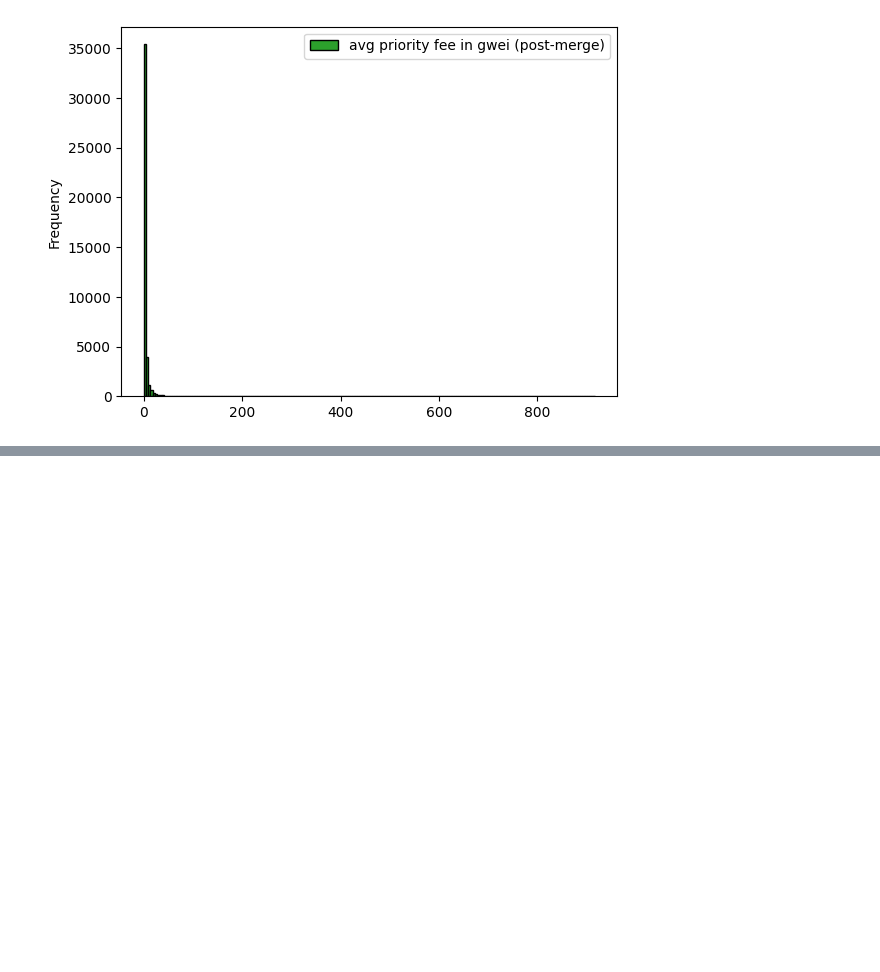
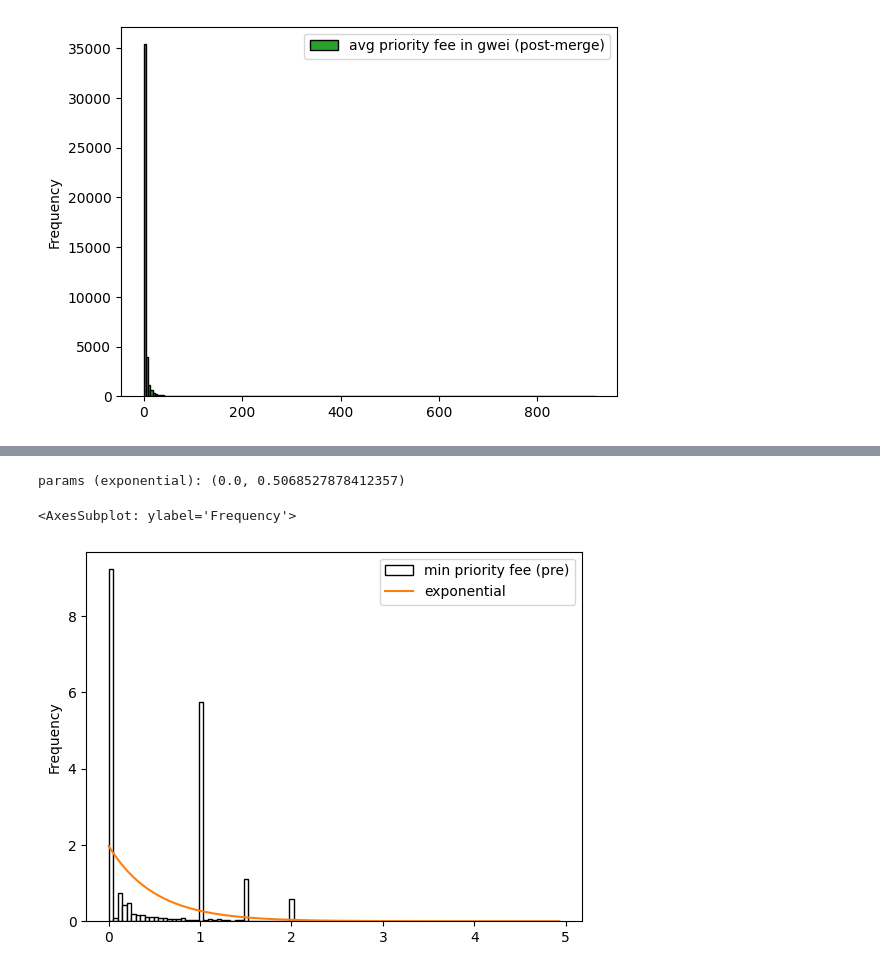
Before and after one commit to fmrmf/merge-challenge, a Jupyter notebook: notebook/transactions.ipynb, the cells around one changed output, grey strips where cells are left out. Cells and saved outputs as stored; diff of their text form; code cells hidden in the pictures; blank space fills up the shorter version.

Commit message:
min priority fee fits with expon in transactions nb

```diff
--- a/notebook/transactions.ipynb
+++ b/notebook/transactions.ipynb
@@ -554,0 +433,7 @@ qt_group_by_block_mins[(qt_group_by_block_mins["number"] >= merge_block_number)
+# %%
+%%capture --no-display
+# look at the *minimum* priority fee paid within blocks (wishlist)
+# start with priority fee
+#  ... take min within block
+qt_group_by_block_mins = qt.groupby(by='block_number').min()
+qt_group_by_block_mins = qt_group_by_block_mins[~qt_group_by_block_mins['priority_fee_gwei'].isna()]
@@ -554,0 +558,22 @@ qt_group_by_block_mins[(qt_group_by_block_mins["number"] >= merge_block_number)
+# %%
+%%capture
+# Fit priority gas fee to exponential and check params near same
+#  ... pre merge
+x = qt_group_by_block_mins[(qt_group_by_block_mins["number"] < merge_block_number) & (qt_group_by_block_mins["priority_fee_gwei"] < min_priority_fee_filter_cap)]
+params = stats.expon.fit(x["priority_fee_gwei"])
+# %%
+# fit min PF to exponential distribution pre vs post-merge
+#  ... pre-merge
+y = np.arange(x["priority_fee_gwei"].min(), x["priority_fee_gwei"].max(), 0.01)
+
+ax = x.plot(y='priority_fee_gwei', kind='hist', bins=100, color='w', edgecolor='black', density=True, label='min priority fee (pre)')
+print(f'params (exponential):', params)
+
+arg = params[:-2]
+pdf = stats.expon.pdf(y, *arg, loc=params[-2], scale=params[-1])
+df_pdf = pd.DataFrame(data={'exponential': pdf}, index=y)
+df_pdf.plot(ax=ax, color='C1')
+# %% [output]
+params (exponential): (0.0, 0.5068527878412357)
+<AxesSubplot: ylabel='Frequency'>
+[figure, added]
```
Also changed, not shown: parts of 53 cells of this notebook.
